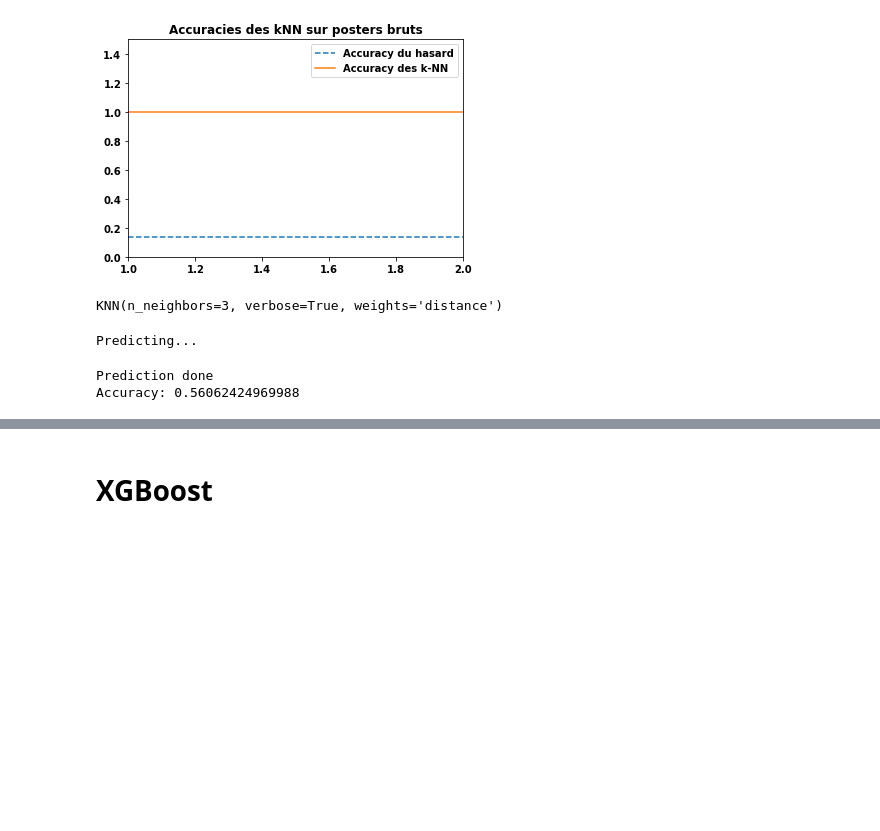
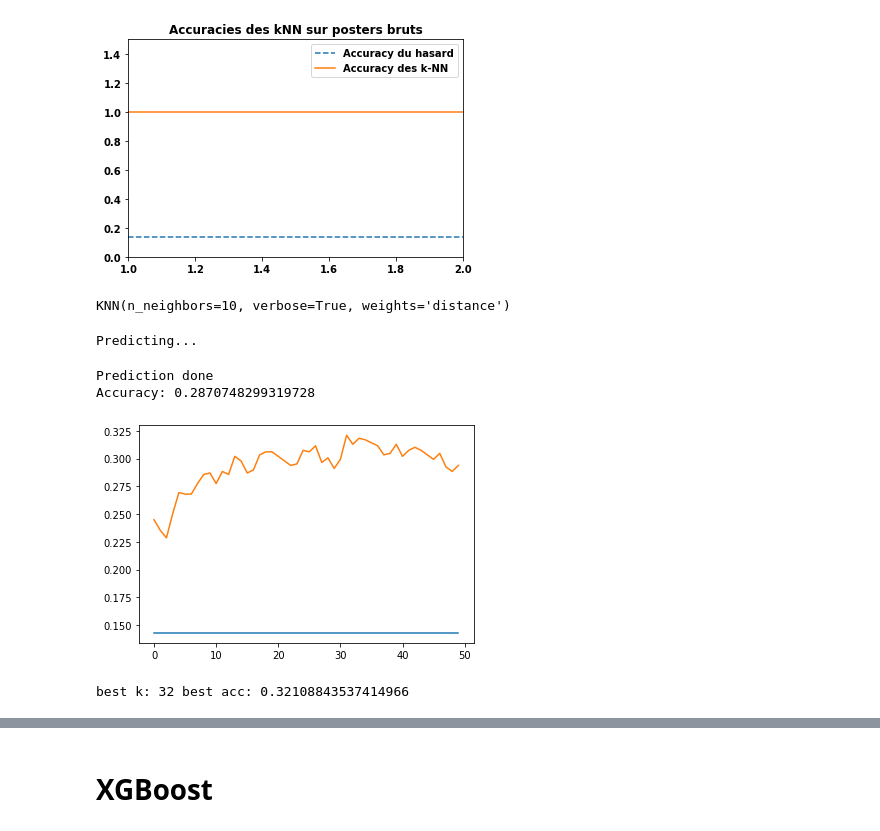
Before and after one commit to vloison/Projet_de_departement, a Jupyter notebook: moviegenre/resnet_knn.ipynb, the cells around one changed output, grey strips where cells are left out. Cells and saved outputs as stored; diff of their text form; code cells hidden in the pictures; blank space fills up the shorter version.

```diff
--- a/moviegenre/resnet_knn.ipynb
+++ b/moviegenre/resnet_knn.ipynb
@@ -59,3 +69,7 @@ test_features_resnet = resnet.predict(test_posters).reshape((len(test_posters),
+# %%
+train_resnet_norm, test_resnet_norm = normalize_features(
+    train_features_resnet, test_features_resnet
+)
 # %% [markdown]
 Posters bruts
 # %%
@@ -113,18 +127,40 @@ Normalisation des features
 # %%
 from knn.knn import KNN
 
-k = 3
+k = 10
 knn = KNN(k)
-knn.fit(train_resnet_pca, train_genres)
+knn.fit(train_resnet_norm, train_genres)
 # %% [output]
-KNN(n_neighbors=3, verbose=True, weights='distance')
+KNN(n_neighbors=10, verbose=True, weights='distance')
 # %%
 from utils.accuracy import mono_label
 
-predicted_genres = knn.predict(test_resnet_pca, train_genres)
-acc = mono_label(train_genres, predicted_genres)
+predicted_genres = knn.predict(test_resnet_norm, train_genres)
+acc = mono_label(test_genres, predicted_genres)
 print('Accuracy:', acc)
 # %% [output]
 Predicting...
 Prediction done
-Accuracy: 0.56062424969988
+Accuracy: 0.2870748299319728
+# %%
+max_acc, k_max = 0, 0
+acc = np.zeros(50)
+for k in tqdm(range(1, 51)):
+    knn = KNN(k, verbose=False)
+    knn.fit(train_resnet_norm, train_genres)
+
+    acc[k - 1] = mono_label(test_genres, knn.predict(test_resnet_norm, train_genres))
+
+    if acc[k - 1] > max_acc:
+        max_acc = acc[k - 1]
+        k_max = k
+
+plt.plot(np.ones(50) / 7, label="random")
+plt.plot(acc, label="knn")
+plt.title("resnet+normalisation+knn, max: k=" + str(k_max) + " acc=" + str(max_acc))
+plt.legend()
+plt.show()
+print("best k:", k_max, "best acc:", max_acc)
+# %% [output]
+[figure, added]
+best k: 32 best acc: 0.32108843537414966
```
Also changed, not shown: parts of 7 cells of this notebook, 1 other file.
